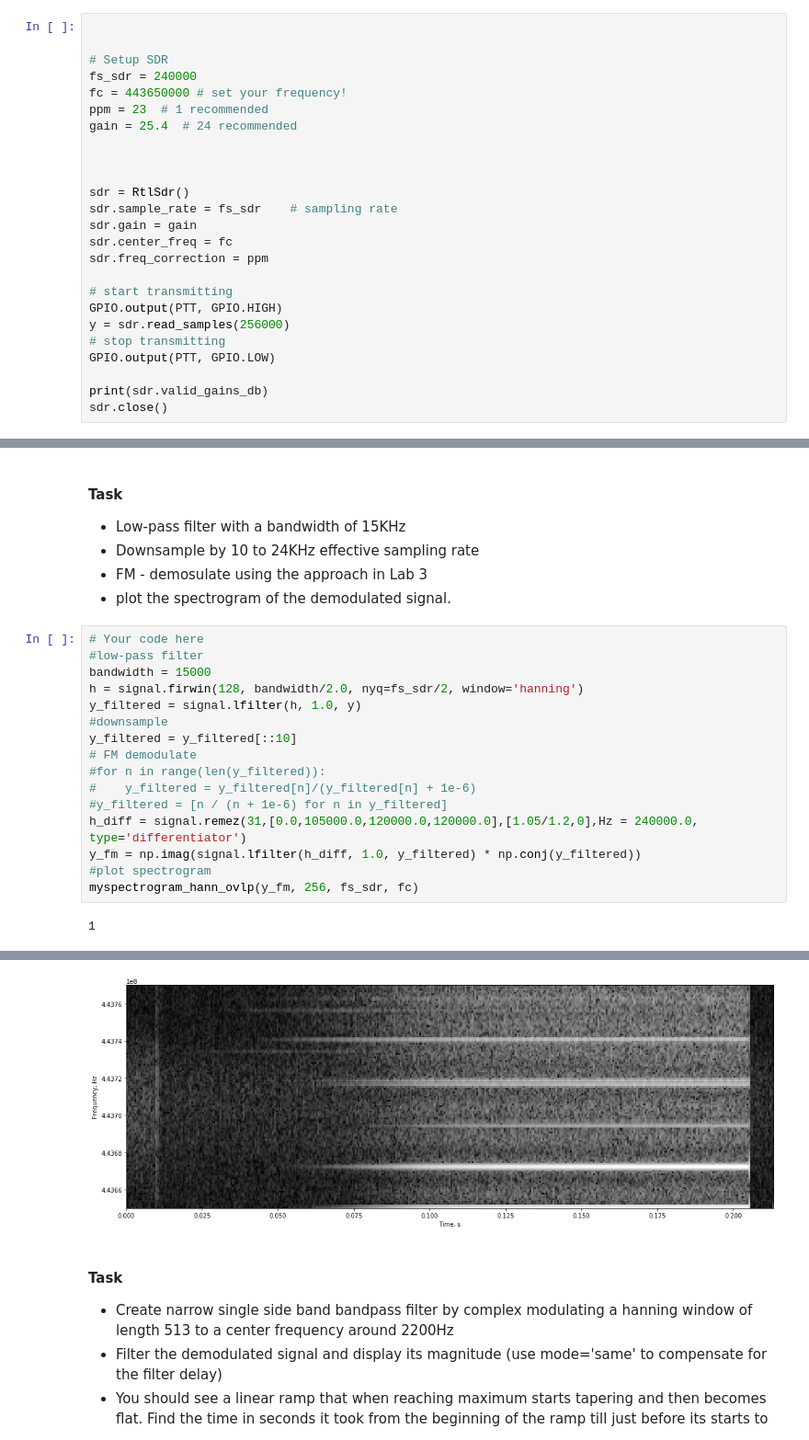
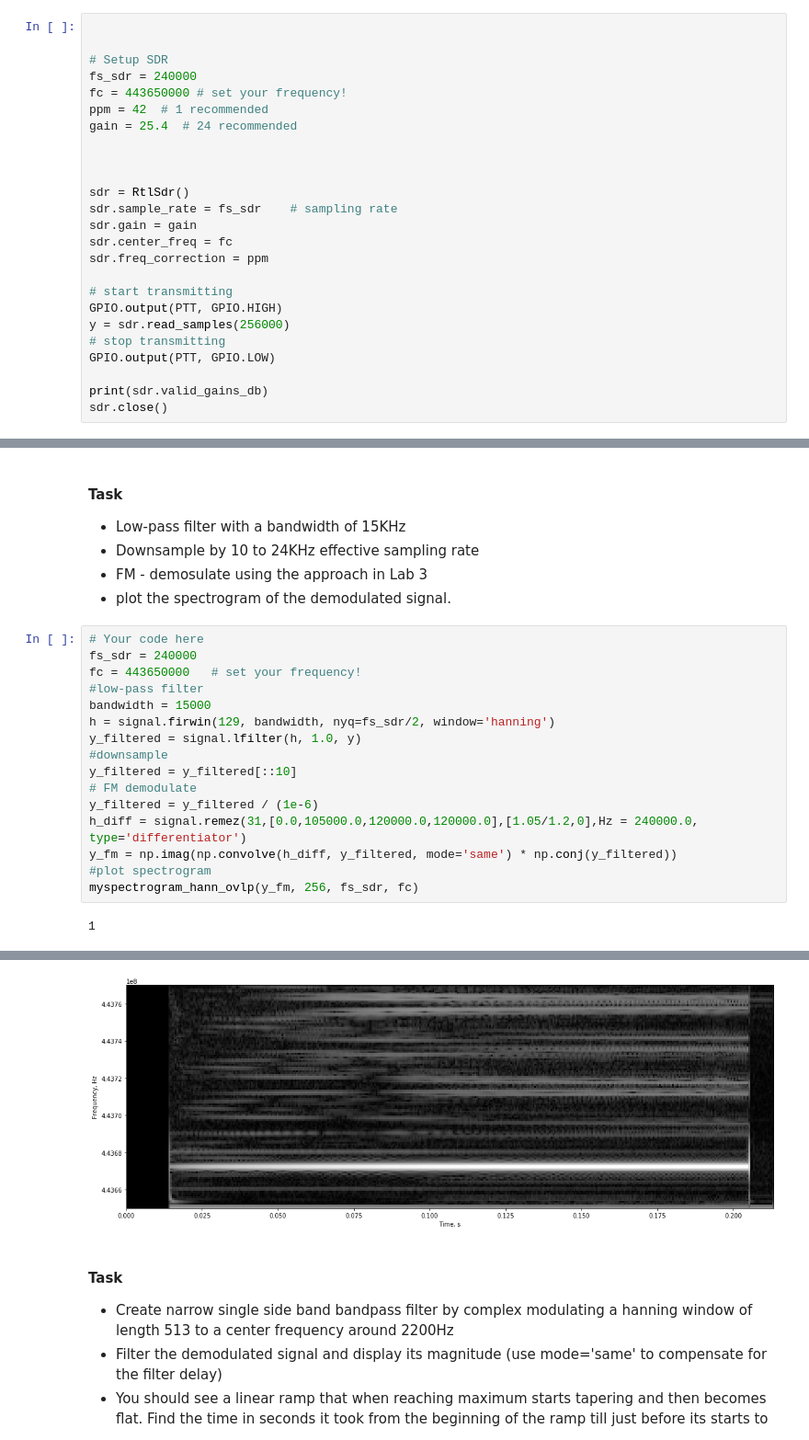
Before and after one commit to lm-t/ee123-labs, a Jupyter notebook: lab4_part_I_updated/Lab4-Part_I_Radio_Comm_2018.ipynb, the cells around one changed output, grey strips where cells are left out. Shown at 92% size. Drawn from its saved outputs; the diff is of its cells as text.

```diff
--- a/lab4_part_I_updated/Lab4-Part_I_Radio_Comm_2018.ipynb
+++ b/lab4_part_I_updated/Lab4-Part_I_Radio_Comm_2018.ipynb
@@ -430,7 +430,7 @@ We will also look at the magnitude signal to see if its clipped.
 # Setup SDR
 fs_sdr = 240000
 fc = 443650000 # set your frequency!
-ppm = 23  # 1 recommended
+ppm = 42  # 1 recommended
 gain = 25.4  # 24 recommended
 
 
@@ -573,18 +576,18 @@ myspectrogram_hann_ovlp(y, 256, fs_sdr, fc)
 * plot the spectrogram of the demodulated signal.
 # %%
 # Your code here
+fs_sdr = 240000
+fc = 443650000   # set your frequency!
 #low-pass filter
 bandwidth = 15000
-h = signal.firwin(128, bandwidth/2.0, nyq=fs_sdr/2, window='hanning')
+h = signal.firwin(129, bandwidth, nyq=fs_sdr/2, window='hanning')
 y_filtered = signal.lfilter(h, 1.0, y)
 #downsample
 y_filtered = y_filtered[::10]
 # FM demodulate
-#for n in range(len(y_filtered)):
-#    y_filtered = y_filtered[n]/(y_filtered[n] + 1e-6)
-#y_filtered = [n / (n + 1e-6) for n in y_filtered]
+y_filtered = y_filtered / (1e-6)
 h_diff = signal.remez(31,[0.0,105000.0,120000.0,120000.0],[1.05/1.2,0],Hz = 240000.0, type='differentiator')
-y_fm = np.imag(signal.lfilter(h_diff, 1.0, y_filtered) * np.conj(y_filtered))
+y_fm = np.imag(np.convolve(h_diff, y_filtered, mode='same') * np.conj(y_filtered))
 #plot spectrogram
 myspectrogram_hann_ovlp(y_fm, 256, fs_sdr, fc)
 # %% [output]
@@ -609,4 +612,4 @@ myspectrogram_hann_ovlp(y_fm, 256, fs_sdr, fc)
-[figure, old version]
+[figure, new version]
 # %% [markdown]
 #### Task
 * Create narrow single side band bandpass filter by complex modulating a hanning window of length 513 to a center frequency around 2200Hz
```
Also changed, not shown: parts of 17 cells of this notebook.
